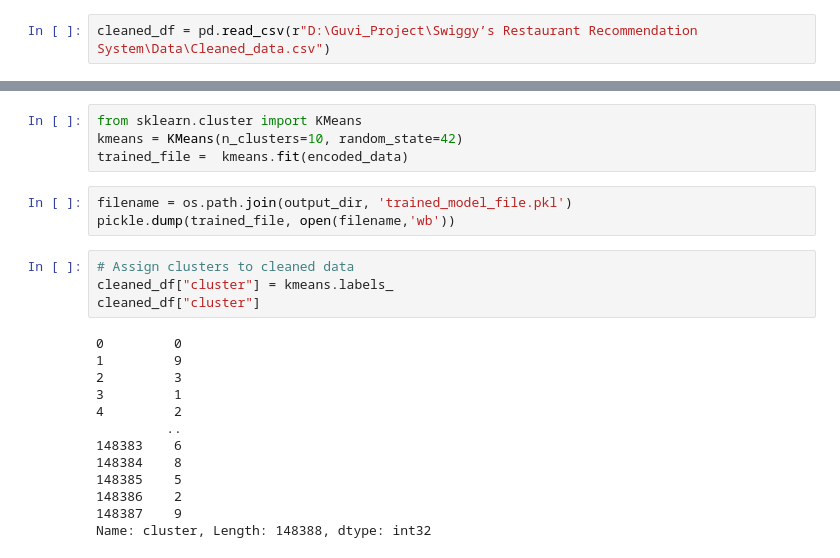
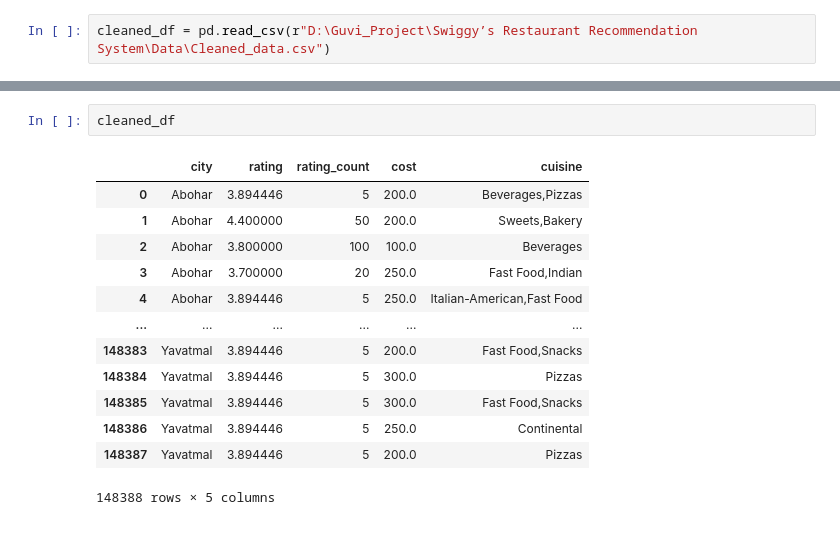
Before and after one commit to Shanchai-bit/Swiggy-s-Restaurant-Recommendation-System, a Jupyter notebook: swiggy.ipynb, the cells around one changed output, grey strips where cells are left out. Drawn from its saved outputs; the diff is of its cells as text.

```diff
--- a/swiggy.ipynb
+++ b/swiggy.ipynb
@@ -304,24 +285,16 @@ encoded_data
-# %%
-from sklearn.cluster import KMeans
-kmeans = KMeans(n_clusters=10, random_state=42)
-trained_file =  kmeans.fit(encoded_data)
-# %%
-filename = os.path.join(output_dir, 'trained_model_file.pkl')
-pickle.dump(trained_file, open(filename,'wb'))
-# %%
-# Assign clusters to cleaned data
-cleaned_df["cluster"] = kmeans.labels_
-cleaned_df["cluster"]
-# %% [output]
-0         0
-1         9
-2         3
-3         1
-4         2
-         ..
-148383    6
-148384    8
-148385    5
-148386    2
-148387    9
-Name: cluster, Length: 148388, dtype: int32
+# %%
+cleaned_df
+# %% [output]
+|  | city | rating | rating_count | cost | cuisine |
+| 0 | Abohar | 3.894446 | 5 | 200.0 | Beverages,Pizzas |
+| 1 | Abohar | 4.400000 | 50 | 200.0 | Sweets,Bakery |
+| 2 | Abohar | 3.800000 | 100 | 100.0 | Beverages |
+| 3 | Abohar | 3.700000 | 20 | 250.0 | Fast Food,Indian |
+| 4 | Abohar | 3.894446 | 5 | 250.0 | Italian-American,Fast Food |
+| ... | ... | ... | ... | ... | ... |
+| 148383 | Yavatmal | 3.894446 | 5 | 200.0 | Fast Food,Snacks |
+| 148384 | Yavatmal | 3.894446 | 5 | 300.0 | Pizzas |
+| 148385 | Yavatmal | 3.894446 | 5 | 300.0 | Fast Food,Snacks |
+| 148386 | Yavatmal | 3.894446 | 5 | 250.0 | Continental |
+| 148387 | Yavatmal | 3.894446 | 5 | 200.0 | Pizzas |
+148388 rows × 5 columns
```
Also changed, not shown: parts of 22 cells of this notebook, 1 other file.
